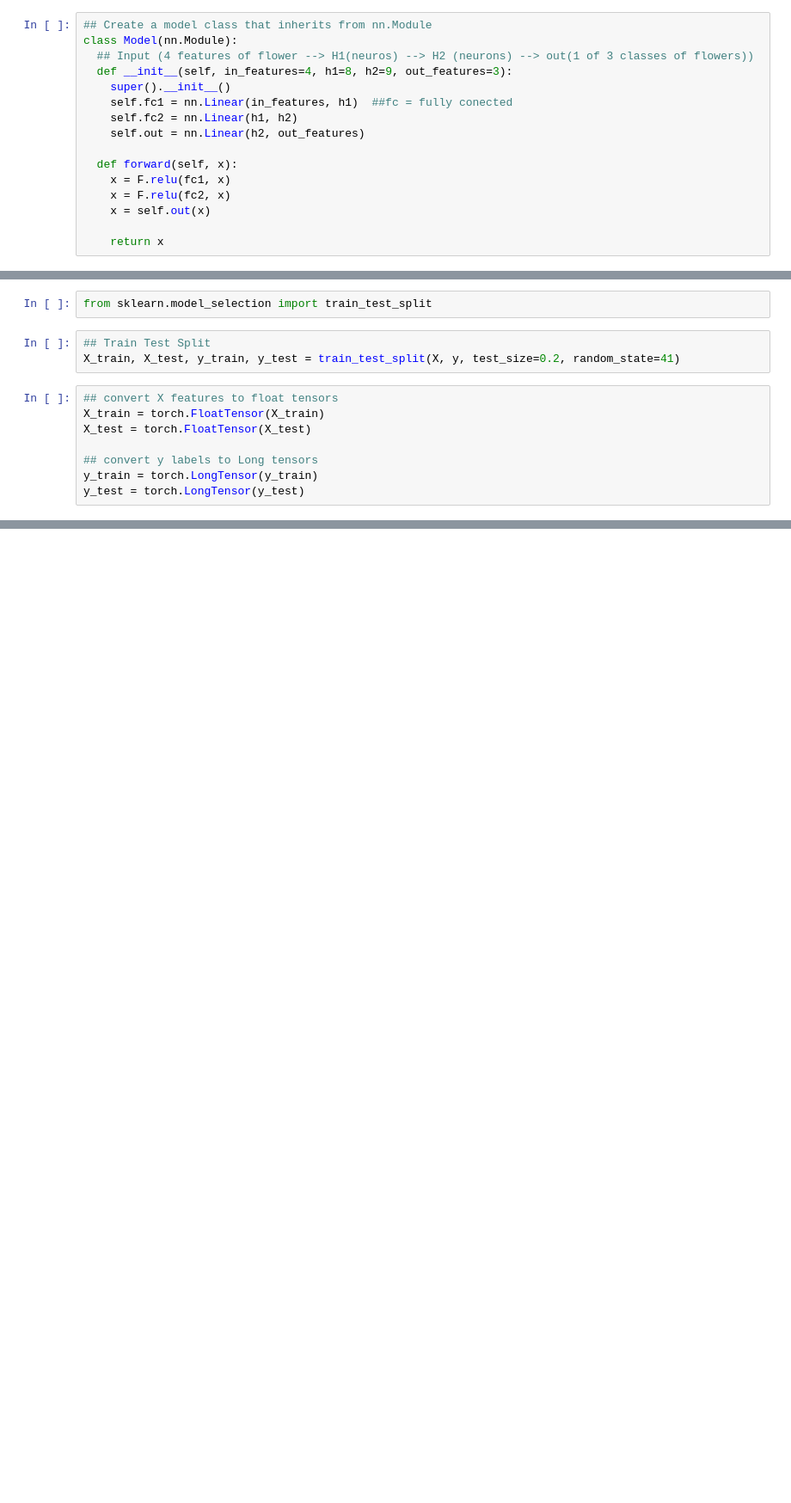
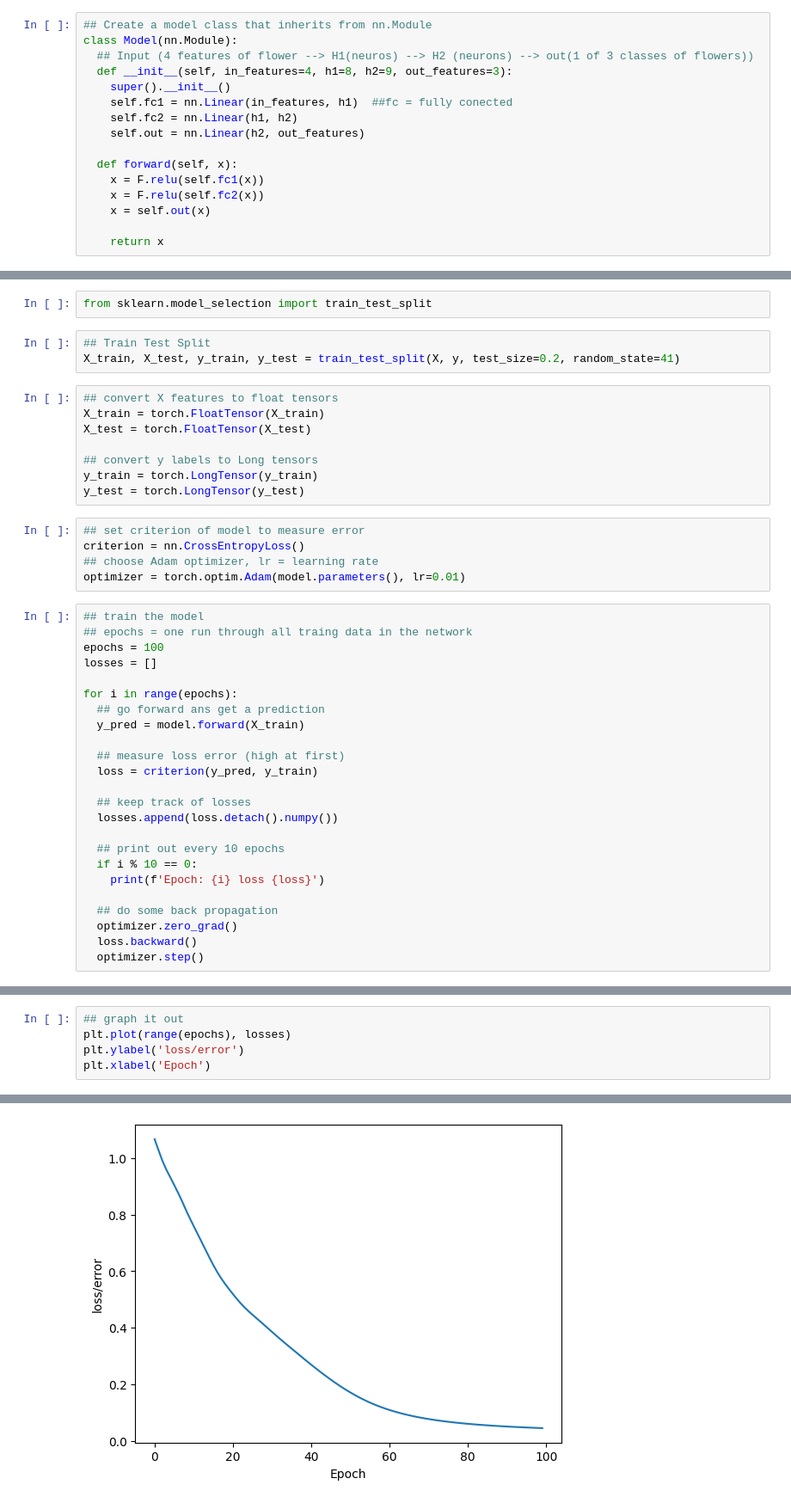
Before and after one commit to Enzomania/Pytorch-Tutorial, a Jupyter notebook: simple_NeuralNetwork.ipynb, the cells around one changed output, grey strips where cells are left out. Shown at 86% size. Drawn from its saved outputs; the diff is of its cells as text; blank space fills up the shorter version.

```diff
--- a/simple_NeuralNetwork.ipynb
+++ b/simple_NeuralNetwork.ipynb
@@ -15,8 +15,8 @@ class Model(nn.Module):
     self.out = nn.Linear(h2, out_features)
 
   def forward(self, x):
-    x = F.relu(fc1, x)
-    x = F.relu(fc2, x)
+    x = F.relu(self.fc1(x))
+    x = F.relu(self.fc2(x))
     x = self.out(x)
 
     return x
@@ -67,3 +81,32 @@ X_test = torch.FloatTensor(X_test)
 ## convert y labels to Long tensors
 y_train = torch.LongTensor(y_train)
 y_test = torch.LongTensor(y_test)
+# %%
+## set criterion of model to measure error
+criterion = nn.CrossEntropyLoss()
+## choose Adam optimizer, lr = learning rate
+optimizer = torch.optim.Adam(model.parameters(), lr=0.01)
+# %%
+## train the model
+## epochs = one run through all traing data in the network
+epochs = 100
+losses = []
+
+for i in range(epochs):
+  ## go forward ans get a prediction
+  y_pred = model.forward(X_train)
+
+  ## measure loss error (high at first)
+  loss = criterion(y_pred, y_train)
+
+  ## keep track of losses
+  losses.append(loss.detach().numpy())
+
+  ## print out every 10 epochs
+  if i % 10 == 0:
+    print(f'Epoch: {i} loss {loss}')
+
+  ## do some back propagation
+  optimizer.zero_grad()
+  loss.backward()
+  optimizer.step()
@@ -69,0 +124,6 @@ y_test = torch.LongTensor(y_test)
+# %%
+## graph it out
+plt.plot(range(epochs), losses)
+plt.ylabel('loss/error')
+plt.xlabel('Epoch')
+# %% [output]
@@ -69,0 +131 @@ y_test = torch.LongTensor(y_test)
+[figure, added]
```
Also changed, not shown: parts of 9 cells of this notebook.
